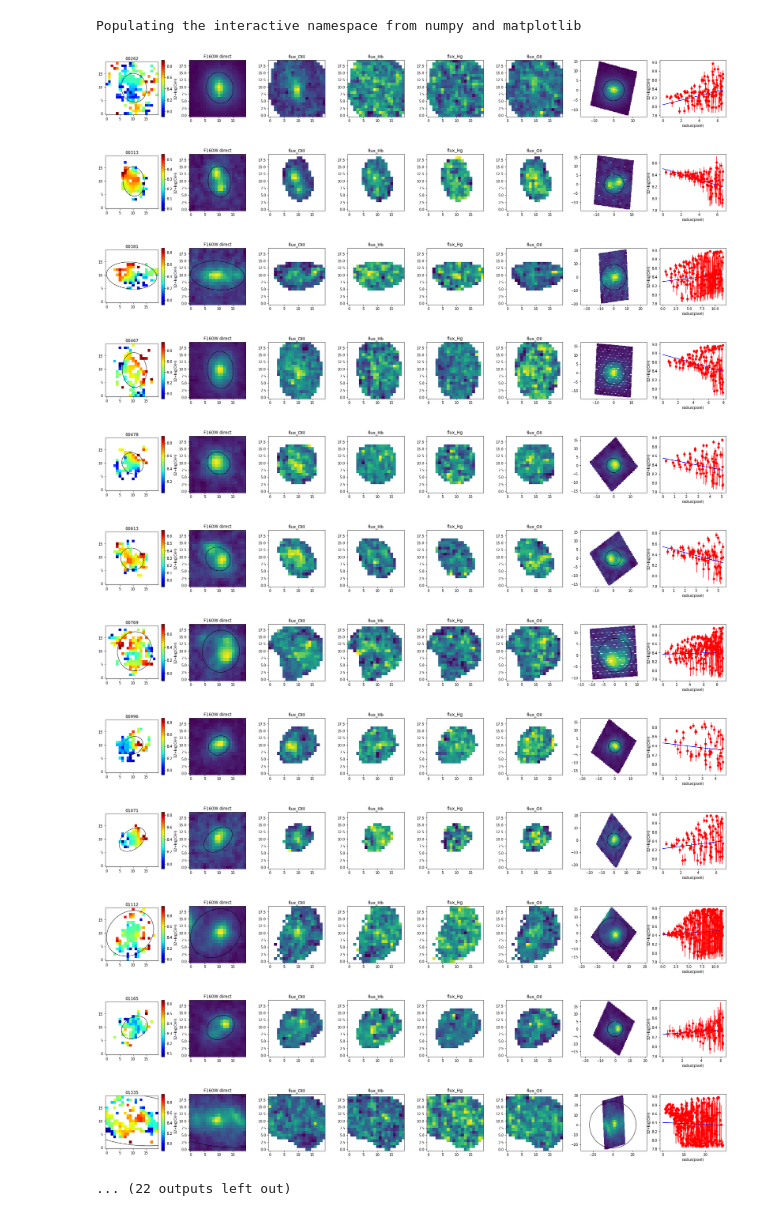
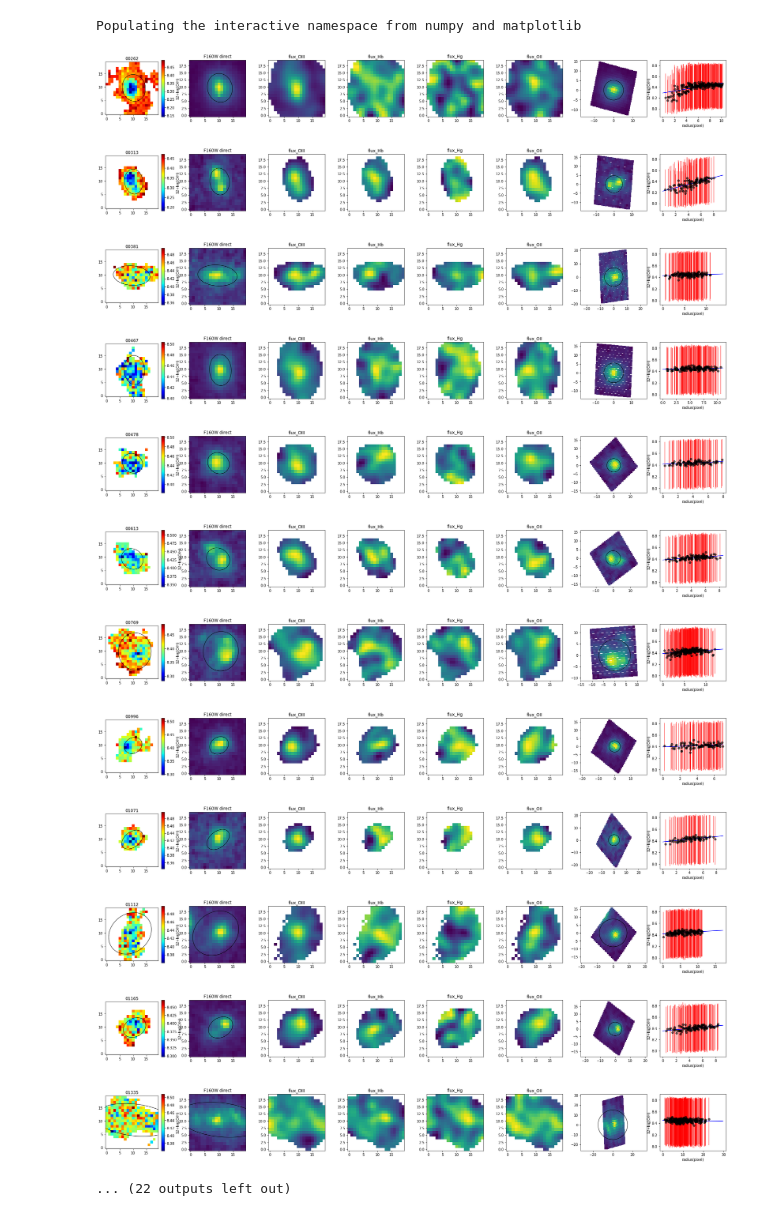
Before and after one commit to lizihao1008/metallicity-gradient, a Jupyter notebook: metallicity_gradient_sm.ipynb, the cells around one changed output. Drawn from its saved outputs; the diff is of its cells as text; code cells hidden in the pictures.

```diff
--- a/metallicity_gradient_sm.ipynb
+++ b/metallicity_gradient_sm.ipynb
@@ -104,15 +94,20 @@ for j,i in enumerate(source_id):
             header = hdu[j].header
             EXTVER = header['EXTVER']
             EXTNAME = header['EXTNAME']
-            if EXTVER in ['OII','Hg','Hb','OIII'] and EXTNAME =='LINE':
-                Elines['flux_'+EXTVER] = seg*hdu[j].data[66-w:66+w,66-w:66+w]
 
-            elif EXTVER in ['OII','Hg','Hb','OIII'] and EXTNAME =='LINEWHT':
-                Elines['err_'+EXTVER] = (seg/ndimage.gaussian_filter(hdu[j].data[66-w:66+w,66-w:66+w],3.33/2.335))
-                Elines['err_'+EXTVER] = seg/hdu[j].data[66-w:66+w,66-w:66+w]
+            if EXTVER in ['OII','Hb','Hg','OIII'] and EXTNAME =='LINE':
+                flat_idx = np.argmin(np.abs(wave_1d - hdu[j].header['WAVELEN']))
+                EL_img = hdu[j].data[66-w:66+w,66-w:66+w]
+                EL_img_sm = ndimage.gaussian_filter(EL_img,3.333/2.355)
+                Elines['flux_'+EXTVER] = (seg*EL_img_sm)
 
+            elif EXTVER in ['OII','Hb','Hg','OIII'] and EXTNAME =='LINEWHT':
+                err_img = 1/(hdu[j].data[66-w:66+w,66-w:66+w])**0.5
+                # err_img_sm = ndimage.gaussian_filter(err_img,3.333/2.355)
+                Elines['err_'+EXTVER] = (seg*err_img)
         except:
             continue
+
     dat_ELflux = Table(Elines)
 #     dat_ELflux.add_column(g141,index=0)
 #     dat_ELflux.add_column(z,index=0)
@@ -143,15 +138,16 @@ for i,n in enumerate(source_id):
     ab = float(name[47][4:11])
     angle = float(name[48][4:11])
 
-    a = R_e/ab**0.5
-    b = R_e*ab**0.5
-
+#     a = R_e/ab**0.5
+#     b = R_e*ab**0.5
+    a = R_e
+    b = R_e*ab
     galfit.append(np.array([x,y,a,b,angle]))
 # %%
 EL = ['flux_OIII','flux_Hb','flux_Hg','flux_OII']
 
 for i in range(len(z_2d)):
-    tresh = 2
+    tresh = 0.1
 
 
     flux_OIII = EL_data[i]['flux_OIII']
@@ -159,13 +155,14 @@ for i in range(len(z_2d)):
     flux_OII = EL_data[i]['flux_OII']
     err_OII = EL_data[i]['err_OII']
     z_sn_crop = where((flux_OIII/err_OIII>tresh)&(flux_OII/err_OII>tresh),z_2d[i],np.nan)
+    z_low_sn_crop = where((flux_OIII/err_OIII>tresh)&(flux_OII/err_OII>tresh),z_2d_low1[i],np.nan)
+    z_up_sn_crop = where((flux_OIII/err_OIII>tresh)&(flux_OII/err_OII>tresh),z_2d_up1[i],np.nan)
 
     seg = seg_stamp[i].astype(float)
     seg[seg!=seg[w,w]] = nan
     seg/=seg[w,w]
 
     fig,ax = subplots(1,8,figsize=(32,3))
-    tresh = 0
 
     im1 = ax[0].imshow(z_sn_crop,cmap='jet',origin='lower')
     ax[0].set_title(source_id[i])
@@ -194,47 +191,48 @@ for i in range(len(z_2d)):
     mat_trans = trans2@trans1
 
     x,y=mat_trans@coord
     d = (x**2+y**2)**0.5
-    idx = where(d<1.2*galfit[i][2])
+    idx = where(d<2*galfit[i][2])
 
     ax[-2].scatter(x,y,marker='s',c=h_stamp[i].flatten())
 
     ax[-2].axis('equal')
 
     circ = Circle(xy = (0,0), radius = galfit[i][2], ec= 'k',fill=False, alpha=1.0)
     ax[-2].add_artist(circ)
     ell1 = Ellipse(xy = (galfit[i][:2]-1), width = 2*galfit[i][2], height = 2*galfit[i][3], angle = 90+galfit[i][4], ec= 'k',fill=False, alpha=1.0)
     ax[0].add_artist(ell1)
 
-    ax[-1].errorbar(d[idx],z_2d[i].flatten()[idx],yerr=((z_2d[i]-z_2d_low1[i]).flatten()[idx],(z_2d_up1[i]-z_2d[i]).flatten()[idx]),fmt='o',ecolor='r',color='r',elinewidth=0,capsize=0)
+    ax[-1].errorbar(d[idx],z_sn_crop.flatten()[idx],yerr=((z_sn_crop-z_low_sn_crop).flatten()[idx],(z_up_sn_crop-z_sn_crop).flatten()[idx]),
+                    fmt='o',ecolor='r',color='k',elinewidth=0,capsize=0,alpha=0.6)
 
     # Fit linear regressing to metallicity versus radius
     x = d[idx]
-    y = z_2d[i].flatten()[idx]
-    weight = (z_2d_up1[i]-z_2d_low1[i]).flatten()[idx]/2
+    y = z_sn_crop.flatten()[idx]
+    weight = (z_up_sn_crop-z_low_sn_crop).flatten()[idx]/2
     model = linear_model.LinearRegression()
     x = x.reshape(-1,1)
     y = y.reshape(-1,1)
     model.fit(x[~isnan(weight)],y[~isnan(weight)],weight[~isnan(weight)])
 
     plot(array([0,d[idx].max()]),array([model.intercept_[0],model.intercept_[0]+model.coef_[0][0]*d[idx].max()]),c='blue')
 
     #     ax[-1].scatter(d,z_2d[i].flatten())
     ax[-1].set_xlabel('radius(pixel)')
     ax[-1].set_ylabel('12+log(O/H)')
 
     plt.show()
 # %% [output]
-[figure, old version]
+[figure, new version]
-[figure, old version]
+[figure, new version]
-[figure, old version]
+[figure, new version]
-[figure, old version]
+[figure, new version]
-[figure, old version]
+[figure, new version]
-[figure, old version]
+[figure, new version]
-[figure, old version]
+[figure, new version]
-[figure, old version]
+[figure, new version]
-[figure, old version]
+[figure, new version]
-[figure, old version]
+[figure, new version]
-[figure, old version]
+[figure, new version]
-[figure, old version]
+[figure, new version]
 ... (22 outputs left out)
```
Also changed, not shown: parts of 1 cell of this notebook.
